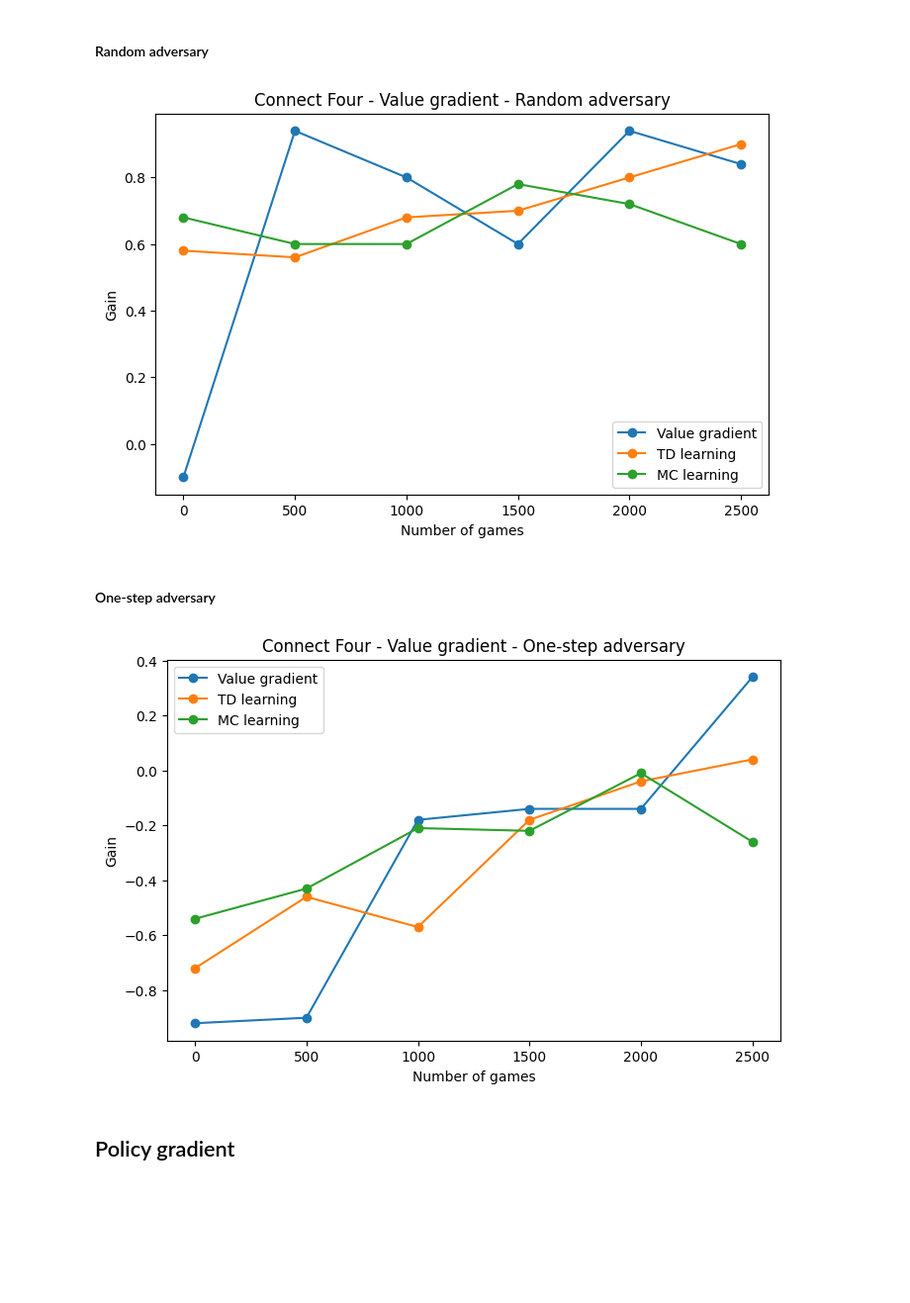
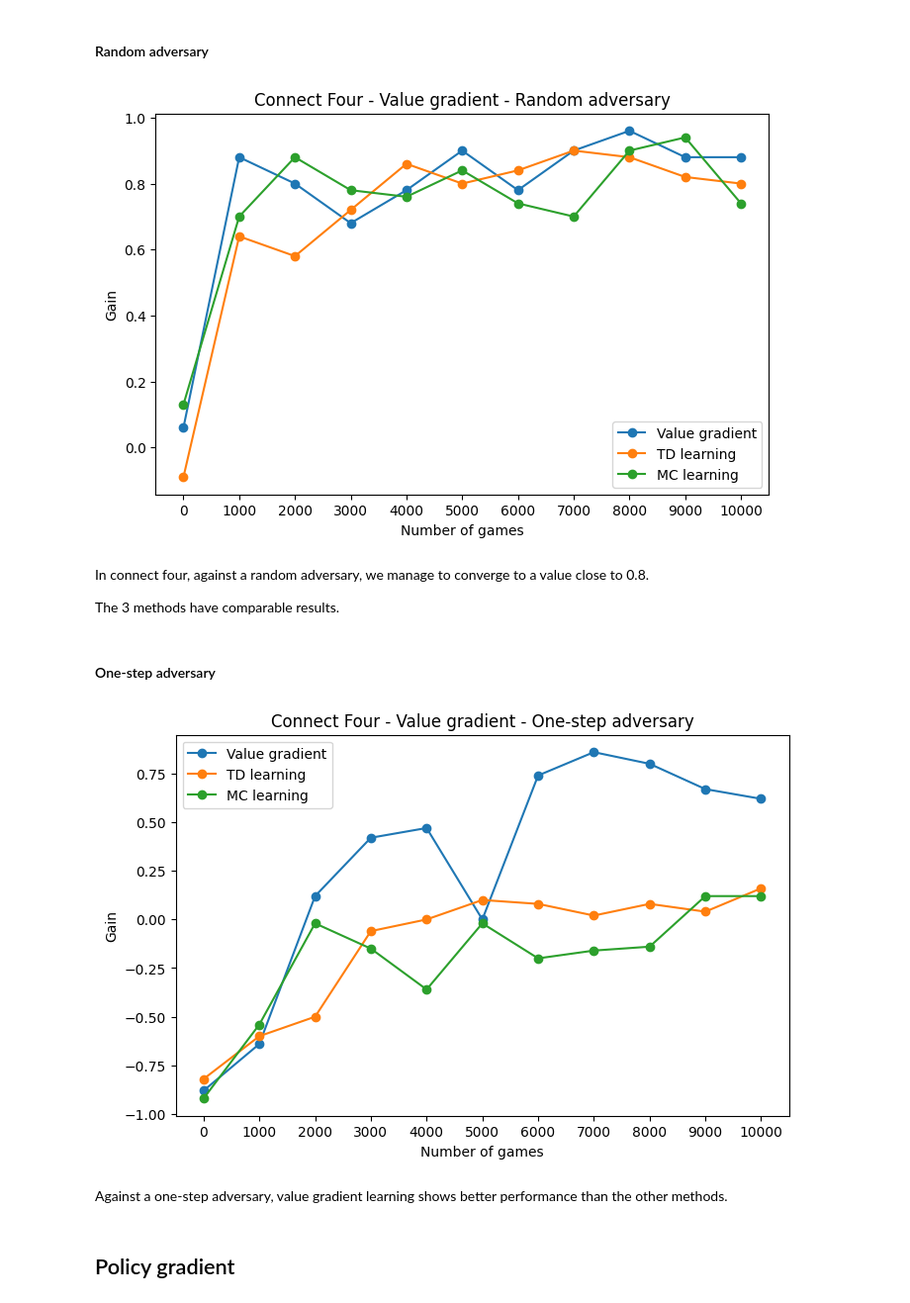
Before and after one commit to GLorenzo679/AI318-Reinforcement-Learning, a Jupyter notebook: TP5/5-gradient.ipynb, the cells around one changed output. Shown at 99% size. Drawn from its saved outputs; the diff is of its cells as text; code cells hidden in the pictures; blank space fills up the shorter version.

```diff
--- a/TP5/5-gradient.ipynb
+++ b/TP5/5-gradient.ipynb
@@ -237,3 +237,27 @@ class TDLearning(OnlineEvaluation):
+# %%
+def run(algo, model, data_points=10, step=1000):
+    agent = algo(model)
+    avg_gains = []
+
+    gains = agent.get_gains(n_runs=100)
+    avg_gains.append(np.mean(gains))
+
+    if type(agent) == MCLearning or type(agent) == TDLearning:
+        for i in tqdm(range(1, (data_points * step) + 1)):
+            agent.update_values()
+
+            if i % step == 0:
+                agent.update_policy()
+                gains = agent.get_gains(n_runs=100)
+                avg_gains.append(np.mean(gains))
+    else:
+        for i in tqdm(range(1, data_points + 1)):
+            agent.train(n_episodes=step * i)
+            agent.update_policy()
+            gains = agent.get_gains(n_runs=100)
+            avg_gains.append(np.mean(gains))
+
+    return avg_gains
 # %% [markdown]
 ### Tic-Tac-Toe
 # %%
@@ -409,16 +342,17 @@ for i in tqdm(range(n_games + 1)):
 plot_gains(
     gains={
         "Value gradient": vg_gains,
-        "TD learning": td_array,
-        "MC learning": mc_array,
+        "TD learning": td_gains,
+        "MC learning": mc_gains,
     },
-    n_games=n_games,
-    step=step,
-    data_points=data_points,
     title="Connect Four - Value gradient - Random adversary",
 )
 # %% [output]
-[figure, old version]
+[figure, new version]
+# %% [markdown]
+In connect four, against a random adversary, we manage to converge to a value close to 0.8.
+
+The 3 methods have comparable results.
 # %% [markdown]
 #### One-step adversary
 # %%
@@ -463,17 +360,22 @@ for i in tqdm(range(n_games + 1)):
+# %%
+vg_gains = run(ValueGradient, game)
+# %%
+mc_gains = run(MCLearning, game)
+# %%
+td_gains = run(TDLearning, game)
 # %%
 plot_gains(
     gains={
         "Value gradient": vg_gains,
-        "TD learning": td_array,
-        "MC learning": mc_array,
+        "TD learning": td_gains,
+        "MC learning": mc_gains,
     },
-    n_games=n_games,
-    step=step,
-    data_points=data_points,
     title="Connect Four - Value gradient - One-step adversary",
 )
 # %% [output]
-[figure, old version]
+[figure, new version]
+# %% [markdown]
+Against a one-step adversary, value gradient learning shows better performance than the other methods.
 # %% [markdown]
 ## Policy gradient
 # %% [markdown]
```
Also changed, not shown: parts of 66 cells of this notebook.
